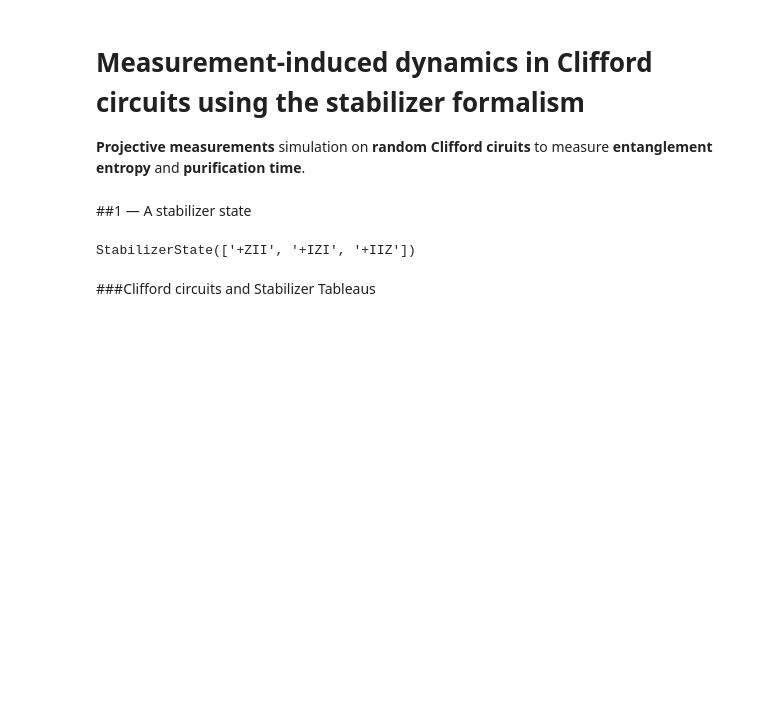
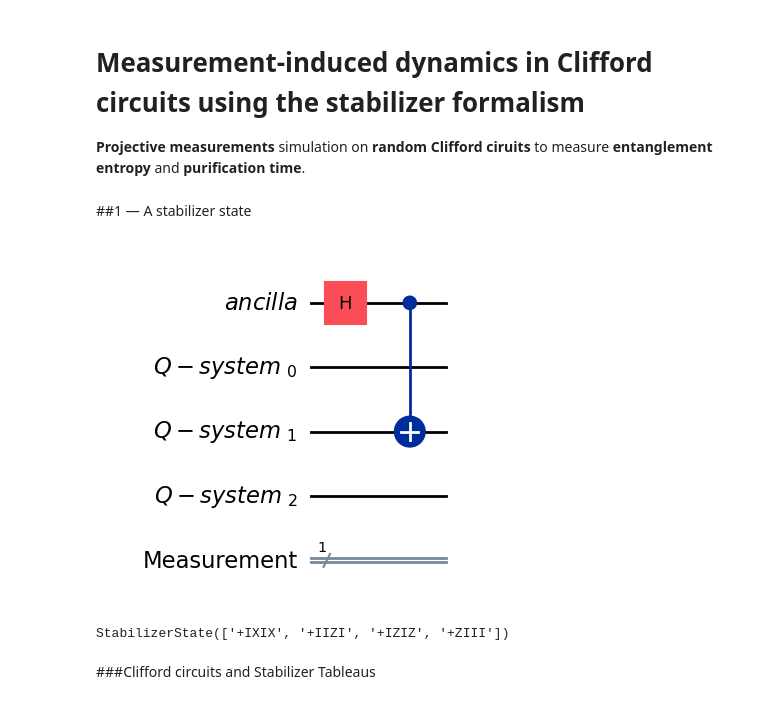
Before and after one commit to AKookani/BrickwallCliffordCircuit, a Jupyter notebook: Meeting_24_6_2026.ipynb, the cells around one changed output. Cells and saved outputs as stored; diff of their text form; code cells hidden in the pictures; blank space fills up the shorter version.

```diff
--- a/Meeting_24_6_2026.ipynb
+++ b/Meeting_24_6_2026.ipynb
@@ -178,19 +178,26 @@ $$(\frac{1}{8} + \frac{i}{8}) |0001100000\rangle+(- \frac{1}{8} + \frac{i}{8}) |
 **Projective measurements** simulation on **random Clifford ciruits** to measure **entanglement entropy** and **purification time**.
 # %% [markdown]
 ##1 — A stabilizer state
-# %%
-from qiskit.quantum_info import StabilizerState
-
-# |000>
-state = StabilizerState.from_stabilizer_list([
-    "+ZII",
-    "+IZI",
-    "+IIZ"
-])
-
-print(state)
-# %% [output]
-StabilizerState(['+ZII', '+IZI', '+IIZ'])
+# %%
+from qiskit.quantum_info import StabilizerState
+from qiskit import QuantumRegister, ClassicalRegister
+
+Ancilla = QuantumRegister(1, 'ancilla ')
+System = QuantumRegister(3, 'Q-system ')
+Measure = ClassicalRegister(1, "Measurement")
+
+qc = QuantumCircuit(Ancilla, System, Measure)
+
+qc.h(Ancilla)
+qc.cx(Ancilla, System[1])
+display(qc.draw('mpl'))
+
+state = StabilizerState(qc)
+
+print(state)
+# %% [output]
+[figure, added]
+StabilizerState(['+IXIX', '+IIZI', '+IZIZ', '+ZIII'])
 # %% [markdown]
 ###Clifford circuits and Stabilizer Tableaus
 # %% [markdown]
```
Also changed, not shown: parts of 22 cells of this notebook.
